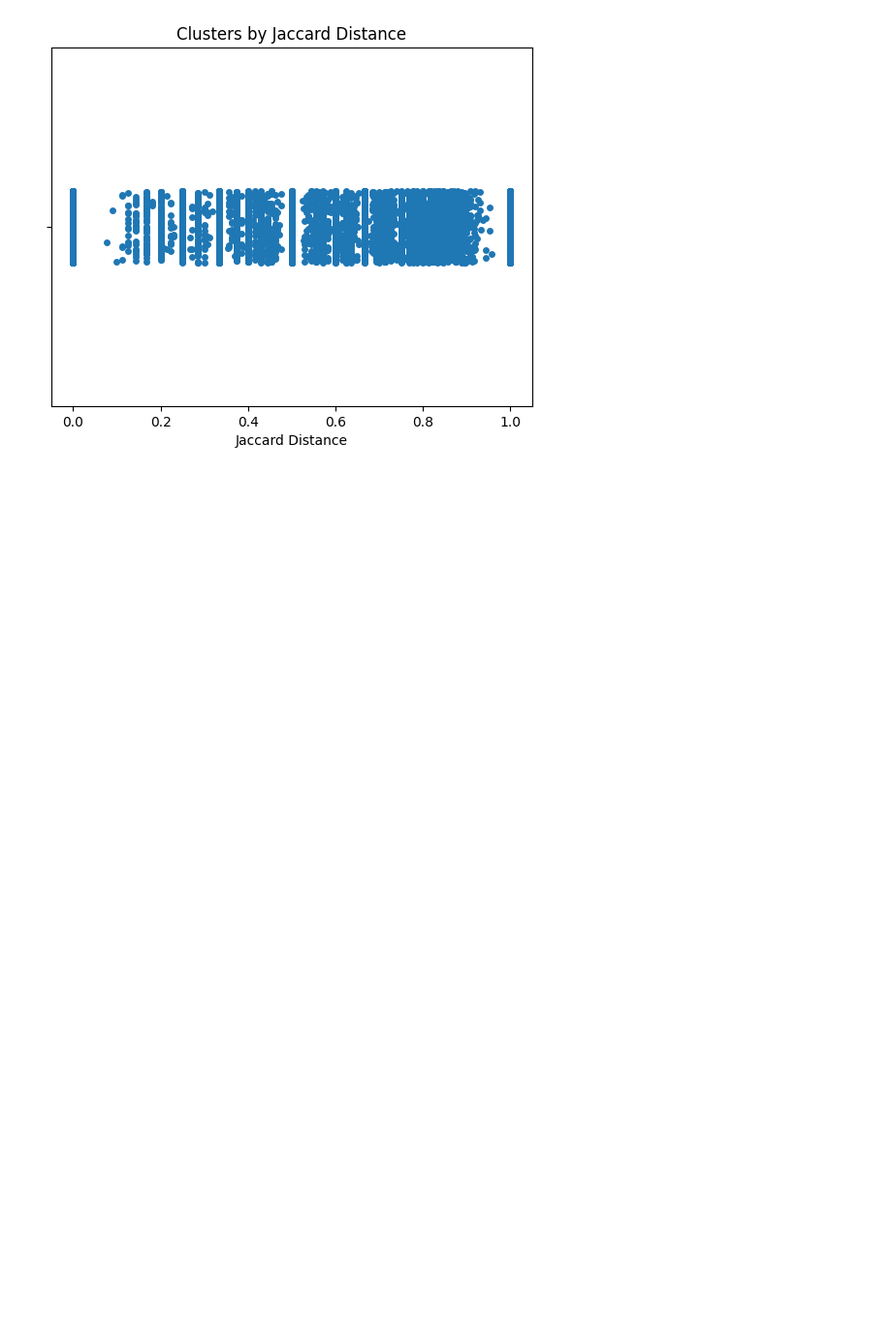
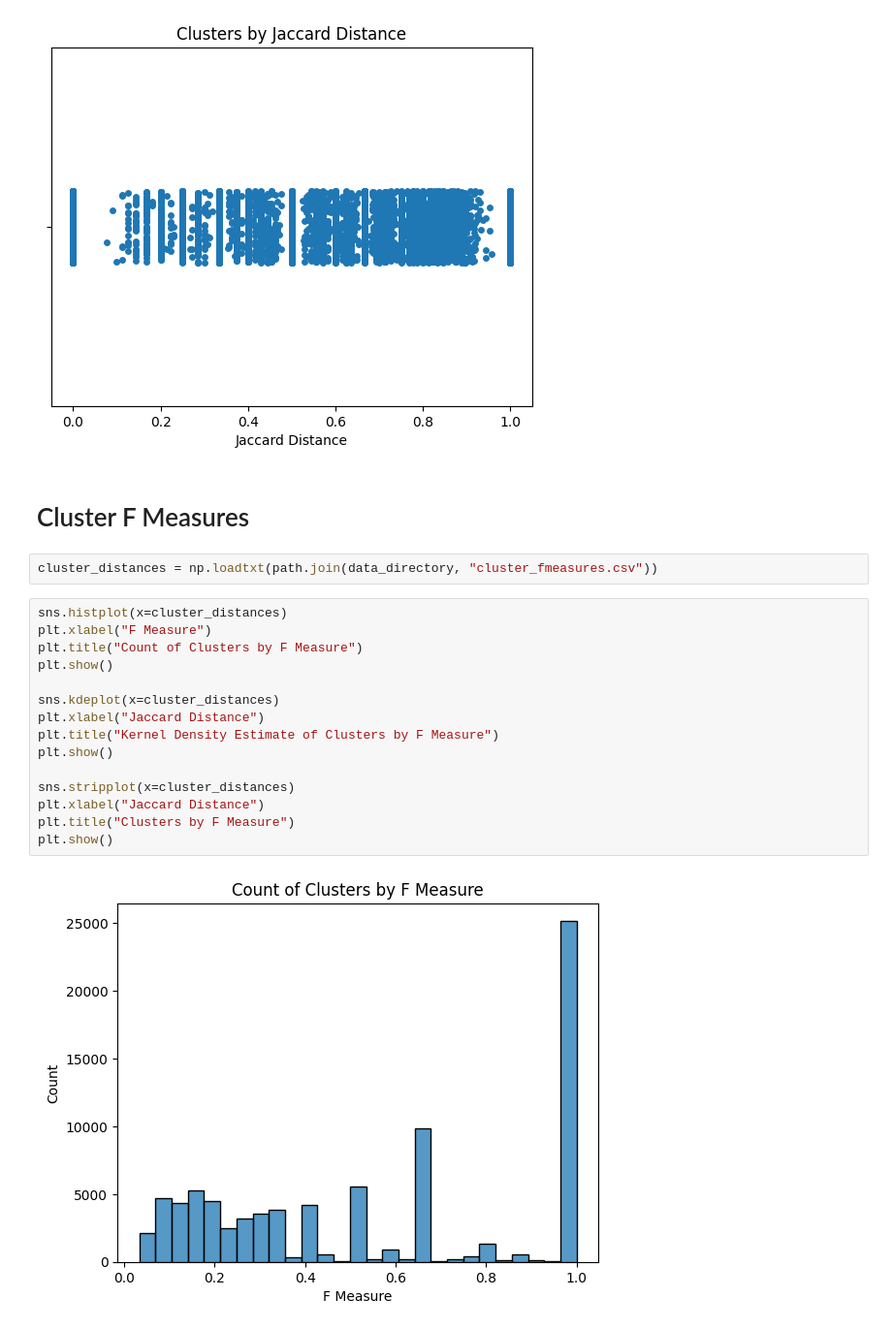
Before and after one commit to Axiomatic314/Stemming, a Jupyter notebook: main.ipynb, the cells around one changed output. Shown: that part at 97% size. Saved outputs shown, nothing was run; the diff lists cells and outputs as text; blank space fills up the shorter version.

Commit message:
added graphs for f measures

```diff
--- a/main.ipynb
+++ b/main.ipynb
@@ -125,3 +125,24 @@ plt.show()
 [figure]
 [figure]
 [figure]
+# %% [markdown]
+# Cluster F Measures
+# %%
+cluster_distances = np.loadtxt(path.join(data_directory, "cluster_fmeasures.csv"))
+# %%
+sns.histplot(x=cluster_distances)
+plt.xlabel("F Measure")
+plt.title("Count of Clusters by F Measure")
+plt.show()
+
+sns.kdeplot(x=cluster_distances)
+plt.xlabel("Jaccard Distance")
+plt.title("Kernel Density Estimate of Clusters by F Measure")
+plt.show()
+
+sns.stripplot(x=cluster_distances)
+plt.xlabel("Jaccard Distance")
+plt.title("Clusters by F Measure")
+plt.show()
+# %% [output]
+[figure, added]
```
Also changed, not shown: parts of 2 cells of this notebook.
